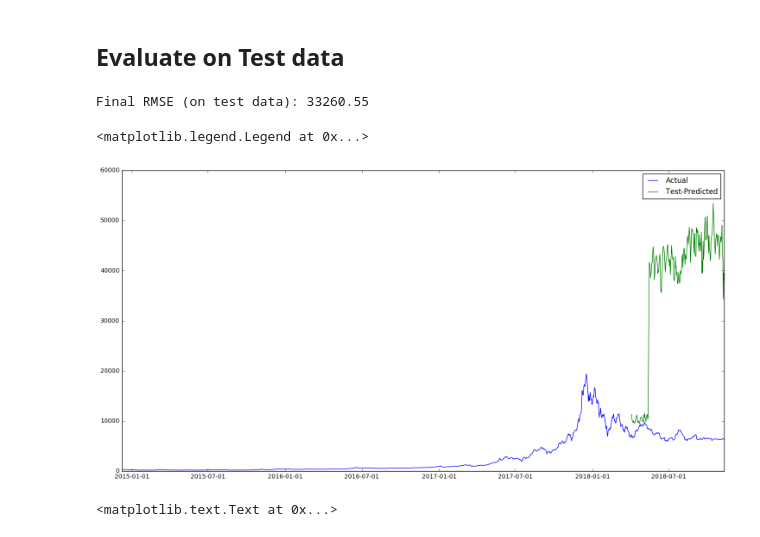
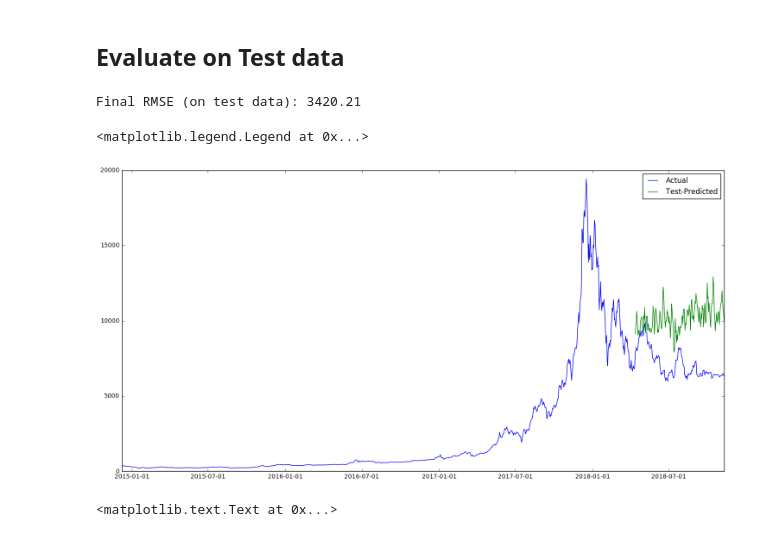
Before and after one commit to JeffreyJackovich/bitcoin-prediction-using-sentiment, a Jupyter notebook: tensor_flow-linear-regressor.ipynb, the cells around one changed output. Saved outputs shown, nothing was run; the diff lists cells and outputs as text; code cells hidden in the pictures.

Commit message:
dnn-regressor model ver1 completed

```diff
--- a/tensor_flow-linear-regressor.ipynb
+++ b/tensor_flow-linear-regressor.ipynb
@@ -46,0 +49,2 @@ tweet_df = pd.read_csv('data/processed_tweet_data.csv')
+# %%
+tweet_df = pd.read_csv('data/processed_tweet_data_1030-rows.csv')
@@ -59,7 +66,7 @@ tweet_df.head()
 # %%
 price_df = pd.read_csv('data/processed_btc_price_data_2014-12-01_to_2018-11-11.csv')
 # %%
-price_df = price_df.drop(columns='Unnamed: 0')
+#price_df = price_df.drop(columns='Unnamed: 0')
 price_df.head()
 # %% [output]
 |  | date | Close |
@@ -184,7 +245,7 @@ def preprocess_features(price_tweet_df):
   Returns:
     A DataFrame that contains the features to be used for the model.
   """
-    selected_features = price_tweet_df[["pos_sentiment_tweet"]]
+    selected_features = price_tweet_df[["pos_tweet_textBlob"]]
     processed_features = selected_features.copy()
 
     return processed_features
@@ -230,7 +291,7 @@ def my_input_fn(features, targets, batch_size=1, shuffle=False, num_epochs=None)
     features, labels = ds.make_one_shot_iterator().get_next()
     return features, labels
 # %%
-def train_model(learning_rate, steps, batch_size, input_feature="pos_sentiment_tweet"):
+def train_model(learning_rate, steps, batch_size, input_feature="pos_tweet_textBlob"):
     """Trains a linear regression model of one feature.
 
   Args:
@@ -258,7 +319,9 @@ def train_model(learning_rate, steps, batch_size, input_feature="pos_sentiment_t
 
     # Create a linear regressor object.
     my_optimizer = tf.train.GradientDescentOptimizer(learning_rate=learning_rate)
+
     my_optimizer = tf.contrib.estimator.clip_gradients_by_norm(my_optimizer, 5.0)
+
     linear_regressor = tf.estimator.LinearRegressor(
       feature_columns=feature_columns,
       optimizer=my_optimizer
@@ -278,6 +341,7 @@ def train_model(learning_rate, steps, batch_size, input_feature="pos_sentiment_t
     print("Training model...")
     print("RMSE (on training data):")
     root_mean_squared_errors = []
+
     for period in range (0, periods):
         # Train the model, starting from the prior state.
         linear_regressor.train(
@@ -408,29 +472,29 @@ test_predictions = np.array([item['predictions'][0] for item in test_predictions
 root_mean_squared_error = math.sqrt(metrics.mean_squared_error(test_predictions, test_targets))
 print("Final RMSE (on test data): %0.2f" % root_mean_squared_error)
 # %% [output]
-Final RMSE (on test data): 33260.55
+Final RMSE (on test data): 3420.21
 # %%
 #preproces date col
 dates_list_actual = list(price_tweet_df['date'])
 dates_list_formatted_actual = [datetime.datetime.strptime(d,'%Y-%m-%d').date() for d in dates_list_actual]
 
 # dates_list_training = list(price_tweet_df_training['date'])
 # dates_list_formatted_training = [datetime.datetime.strptime(d,'%Y-%m-%d').date() for d in dates_list_training]
 
-dates_list_test = list(price_tweet_df_test['date'].tail(221))
+dates_list_test = list(price_tweet_df_test['date'].tail(212))
 dates_list_formatted_test = [datetime.datetime.strptime(d,'%Y-%m-%d').date() for d in dates_list_test]
 
 # price visualization
 plt.figure(figsize = (18,9))
 plt.gca().xaxis.set_major_formatter(mdates.DateFormatter('%Y-%m-%d'))
 
 plt.plot(dates_list_formatted_actual, price_tweet_df['Close'], color='b', label='Actual')
 #plt.plot(dates_list_formatted_training, predictions, color='red', label='Training')
 plt.plot(dates_list_formatted_test, test_predictions, color='green', label='Test-Predicted')
 plt.legend()
 # %% [output]
 <matplotlib.legend.Legend at 0x...>
-[figure, old version]
+[figure, new version]
 # %%
 #type(price_df['date'])
 dates_list = list(price_df['date'])
```
Also changed, not shown: parts of 11 cells of this notebook, 2 other files.
